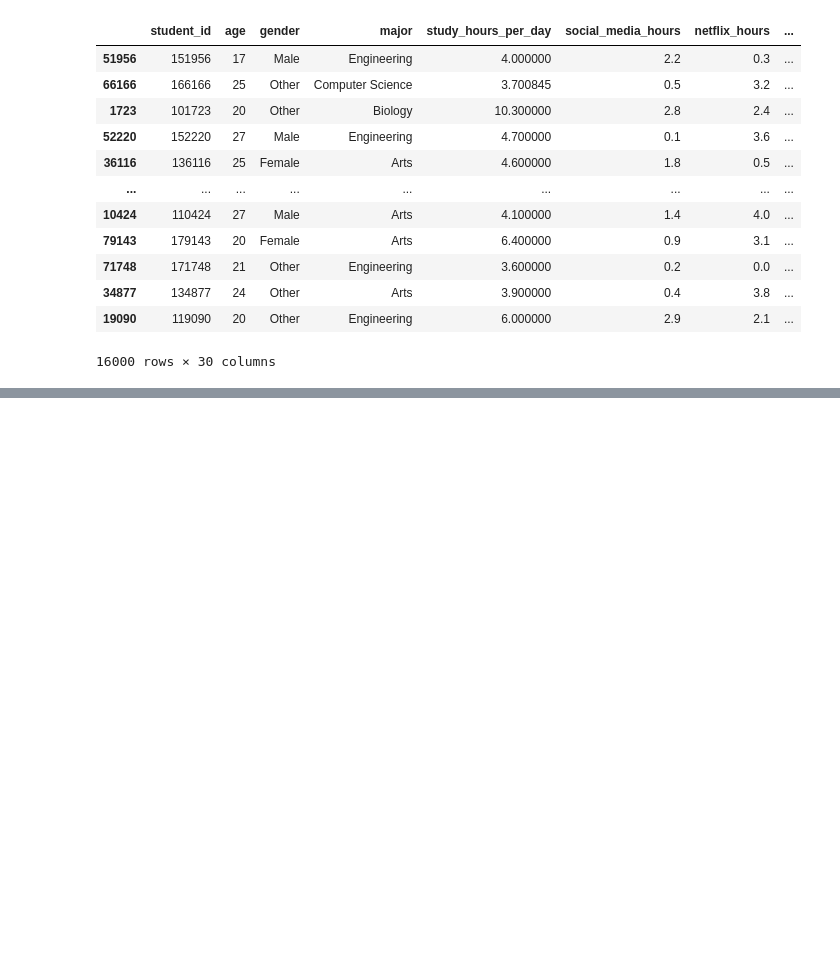
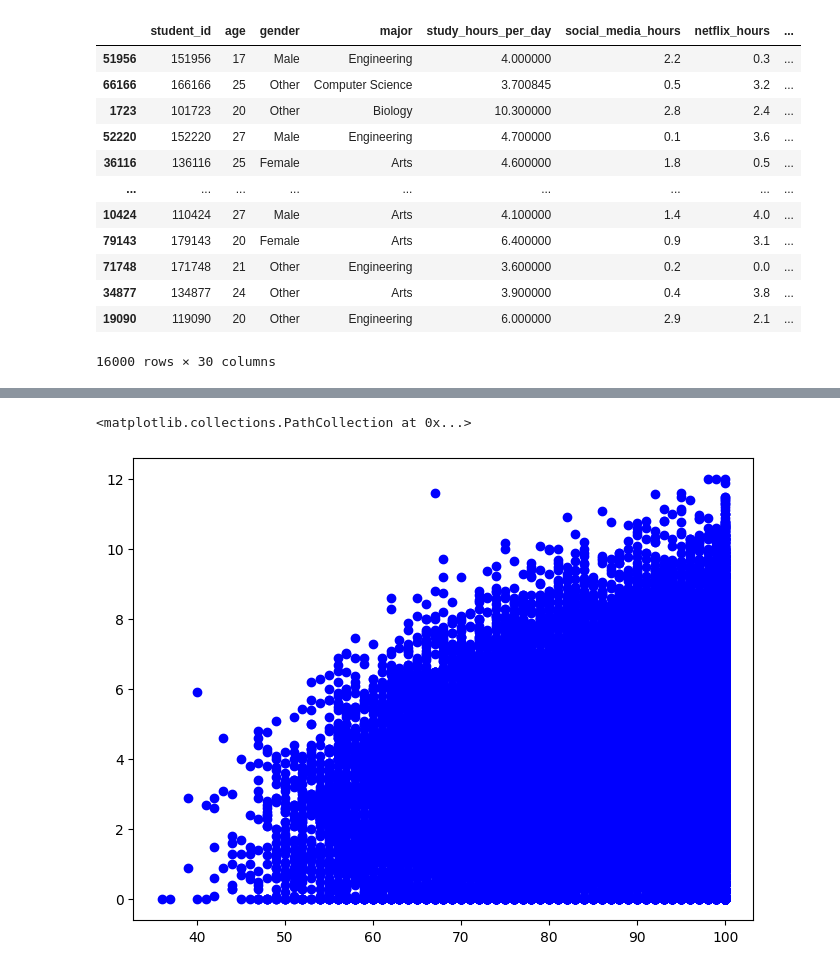
Before and after one commit to Medo-SM/analysis_study, a Jupyter notebook: enhanced_student_performance/Exploratory.ipynb, the cells around one changed output, grey strips where cells are left out. Saved outputs shown, nothing was run; the diff lists cells and outputs as text; code cells hidden in the pictures; blank space fills up the shorter version.

```diff
--- a/enhanced_student_performance/Exploratory.ipynb
+++ b/enhanced_student_performance/Exploratory.ipynb
@@ -95,0 +104,7 @@ strat_test_set.drop("exam_score", axis = 1)
+# %%
+correlation = performance_df["exam_score"].corr(performance_df["study_hours_per_day"])
+plt.figure(figsize=(8, 6))
+plt.scatter(performance_df["exam_score"], performance_df["study_hours_per_day"], color='blue', label=f'Correlation: r={correlation:.2f}')
+# %% [output]
+<matplotlib.collections.PathCollection at 0x...>
+[figure, added]
```
Also changed, not shown: parts of 6 cells of this notebook.
